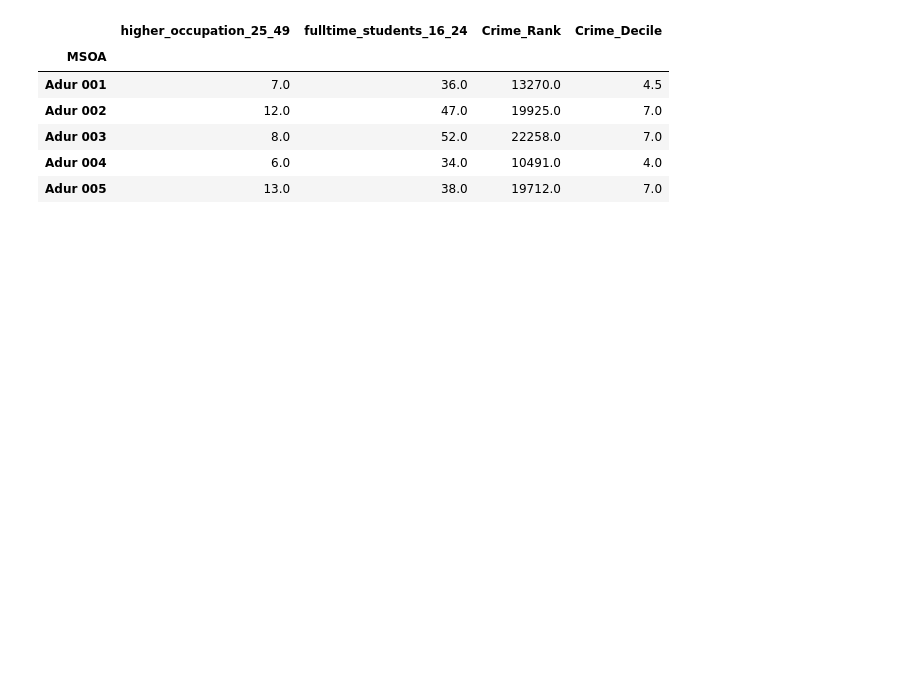
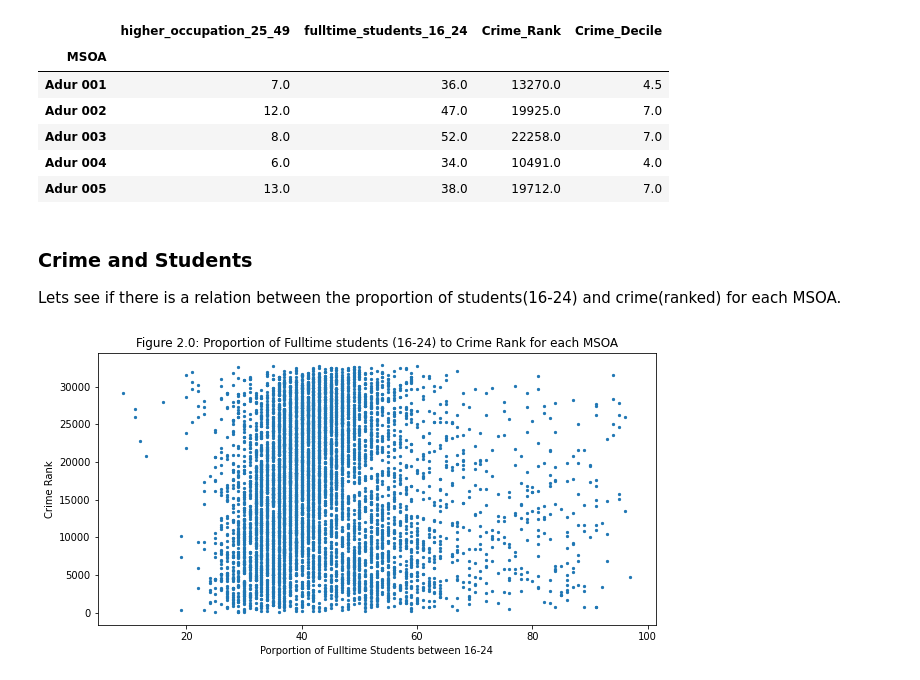
Before and after one commit to HamedPour/TM351_EMA, a Jupyter notebook: EMA_notebook2.ipynb, the cells around one changed output. Drawn from its saved outputs; the diff is of its cells as text; code cells hidden in the pictures; blank space fills up the shorter version.

```diff
--- a/EMA_notebook2.ipynb
+++ b/EMA_notebook2.ipynb
@@ -150,3 +155,10 @@ proportions_crime_agg.head()
 | Adur 003 | 8.0 | 52.0 | 22258.0 | 7.0 |
 | Adur 004 | 6.0 | 34.0 | 10491.0 | 4.0 |
 | Adur 005 | 13.0 | 38.0 | 19712.0 | 7.0 |
+# %% [markdown]
+### Crime and Students
+Lets see if there is a relation between the proportion of students(16-24) and crime(ranked) for each MSOA.
+# %%
+px = proportions_crime_agg.plot.scatter(x="fulltime_students_16_24", y = "Crime_Rank", s = 5, figsize=(10, 5), xlabel="Porportion of Fulltime Students between 16-24", ylabel="Crime Rank", title="Figure 2.0: Proportion of Fulltime students (16-24) to Crime Rank for each MSOA")
+# %% [output]
+[figure, added]
```
Also changed, not shown: parts of 25 cells of this notebook.
